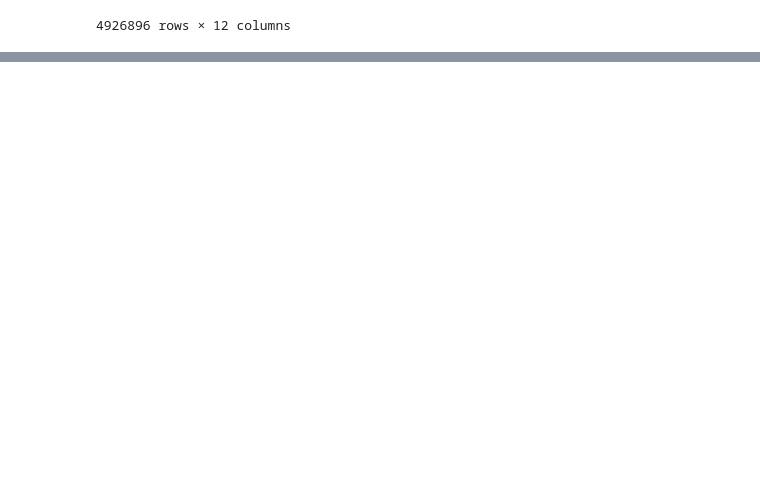
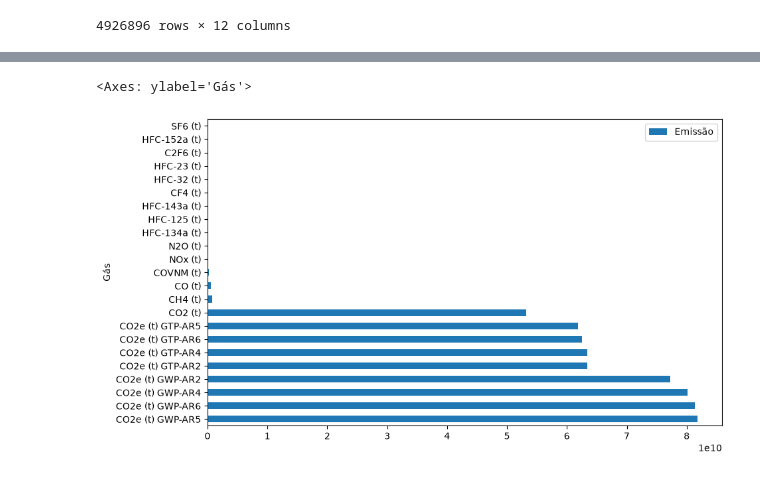
Before and after one commit to smacedo7/learning-pandas, a Jupyter notebook: notebooks/06_pandas_agrupar.ipynb, the cells around one changed output, grey strips where cells are left out. Drawn from its saved outputs; the diff is of its cells as text; code cells hidden in the pictures; blank space fills up the shorter version.

Commit message:
groupby

```diff
--- a/notebooks/06_pandas_agrupar.ipynb
+++ b/notebooks/06_pandas_agrupar.ipynb
@@ -335,0 +397,3 @@ emissoes_ano = df.melt(id_vars=colunas_info, value_vars=colunas_emissao, var_nam
+# %%
+emissao_por_gas = emissoes_ano.groupby('Gás').sum(numeric_only=True).sort_values('Emissão', ascending=False)
+display(emissao_por_gas)
@@ -335,0 +419,5 @@ emissoes_ano = df.melt(id_vars=colunas_info, value_vars=colunas_emissao, var_nam
+# %%
+emissao_por_gas.plot(kind='barh', figsize=(10, 6))
+# %% [output]
+<Axes: ylabel='Gás'>
+[figure, added]
```
Also changed, not shown: parts of 16 cells of this notebook, 1 other file.
